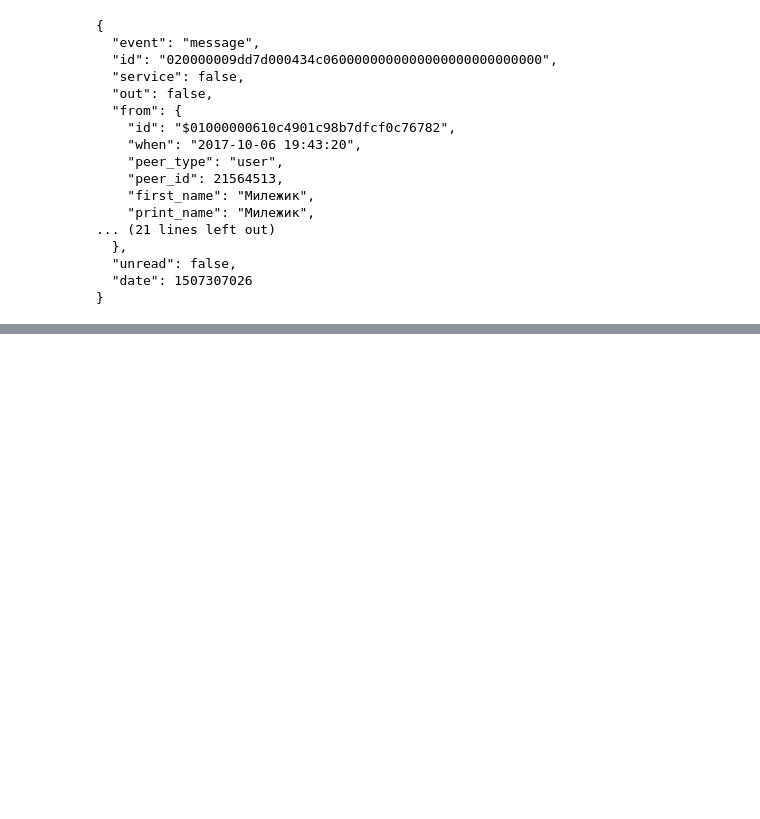
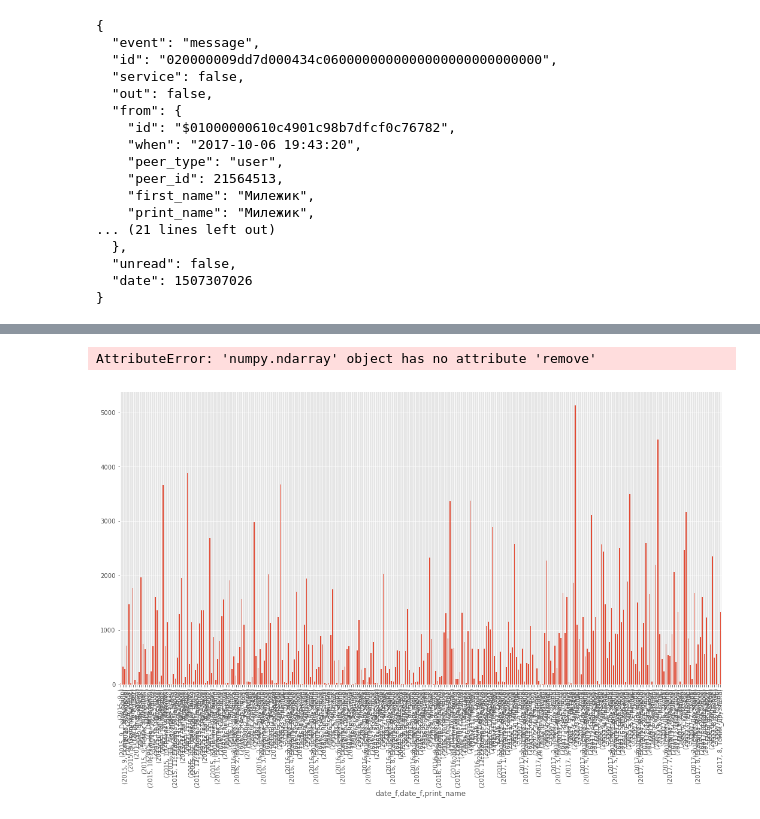
Before and after one commit to lobzison/Analysis-of-nyet, a Jupyter notebook: Nyet+analysis+0.1.ipynb, the cells around one changed output, grey strips where cells are left out. Cells and saved outputs as stored; diff of their text form; code cells hidden in the pictures; blank space fills up the shorter version.

```diff
--- a/Nyet+analysis+0.1.ipynb
+++ b/Nyet+analysis+0.1.ipynb
@@ -134,0 +188,11 @@ dtype: int64
+# %%
+users = df3["print_name"].unique()
+#all users activity on the same plot
+# %% [output]
+AttributeError: 'numpy.ndarray' object has no attribute 'remove'
+# %%
+#gonvo kakoe to nu i pohui, pust' budet
+df3.groupby([df3["date_f"].dt.year, df3["date_f"].dt.month, df3["print_name"]]).size().plot(kind="bar")
+plt.show()
+# %% [output]
+[figure, added]
```
Also changed, not shown: parts of 5 cells of this notebook.
